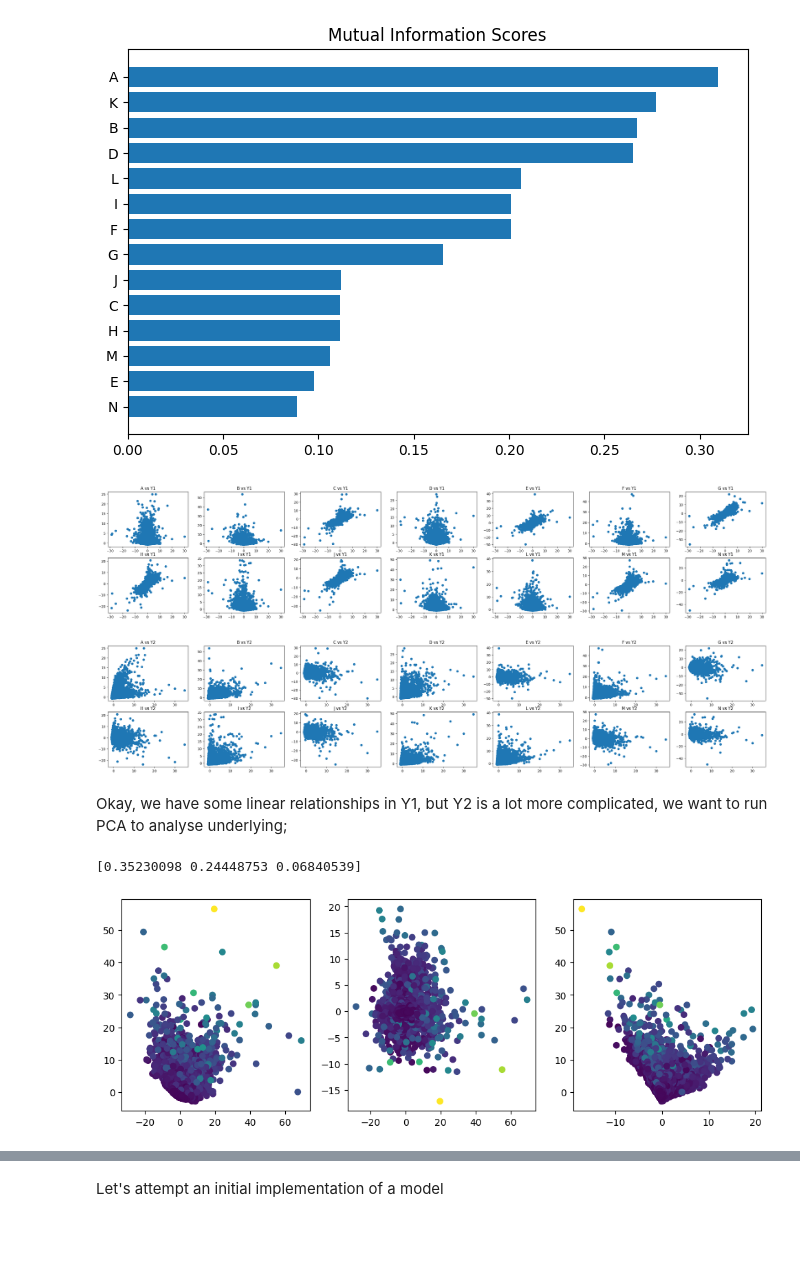
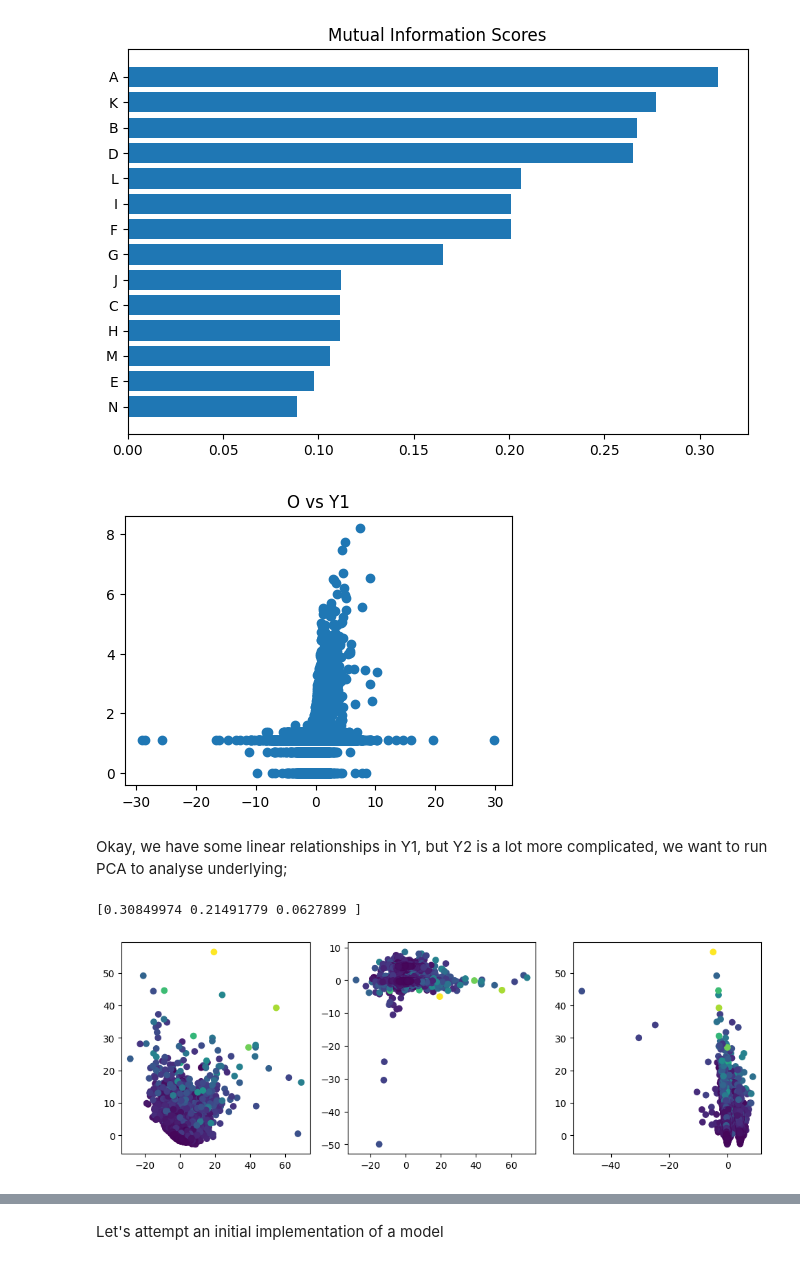
Before and after one commit to amsih/Illiquidiots, a Jupyter notebook: research/research.ipynb, the cells around one changed output, grey strips where cells are left out. Cells and saved outputs as stored; diff of their text form; code cells hidden in the pictures; blank space fills up the shorter version.

```diff
--- a/research/research.ipynb
+++ b/research/research.ipynb
@@ -9,5 +9,6 @@ import numpy as np
 
 train_data = pd.read_csv('./data/train.csv')
 test_data = pd.read_csv('./data/test.csv')
+new_train_data = pd.read_csv('./data/train_new.csv')
 
-display(train_data.head())
+train_data = pd.concat((train_data, new_train_data), axis = 1, join = "inner")
@@ -58,24 +68,28 @@ plot_mi_scores(mi_scores)
 # %%
 def plot_rels(features, target, nrows = 2, ncols = 7):
     fig, axs = plt.subplots(nrows = nrows, ncols = ncols, sharex=False, sharey=False, squeeze=False, figsize = [ncols * 5, nrows * 3 + 0.5])
 
     for i in range(nrows):
         for j in range(ncols):
-            axs[i,j].scatter(train_data[target], (train_data[features[i][j]].values), )
+            axs[i,j].scatter(train_data[target], np.log(train_data[features[i][j]].values))
             axs[i,j].set_title(f"{features[i][j]} vs {target}")
 
     return fig
 
 features = ["A", "B", "C", "D", "E", "F", "G"], ["H", "I", "J", "K", "L", "M", "N"]
 
-plot_rels(features, "Y1")
+#plot_rels(features, "Y1")
 
-plot_rels(features, "Y2")
+#plot_rels(features, "Y2")
+
+train_data["P"] = train_data["P"].fillna(0)
+train_data["O"] = train_data["O"].fillna(train_data["O"].median())
+
+plot_rels([["O"]], "Y1", nrows = 1, ncols = 1)
 
 plt.show()
 # %% [output]
-[figure, old version]
+[figure, new version]
-[figure, removed]
 # %% [markdown]
 Okay, we have some linear relationships in Y1, but Y2 is a lot more complicated, we want to run PCA to analyse underlying;
 # %%
@@ -98,7 +112,7 @@ print(pca.explained_variance_ratio_)
 
 A_pca[:,0] = -A_pca[:,0]
 # %% [output]
-[0.35230098 0.24448753 0.06840539]
+[0.30849974 0.21491779 0.0627899 ]
 # %%
 fig, (ax1, ax2, ax3) = plt.subplots(nrows = 1, ncols = 3, figsize = [12, 4])
 
@@ -108,7 +122,7 @@ ax3.scatter(A_pca[:,2], A_pca[:,1], c=train_data["Y2"], cmap="viridis")
 
 plt.show()
 # %% [output]
-[figure, old version]
+[figure, new version]
 # %%
 pcs = pd.DataFrame(A_pca, columns=["PC1", "PC2", "PC3"])
 
```
Also changed, not shown: parts of 14 cells of this notebook, 1 other file.
